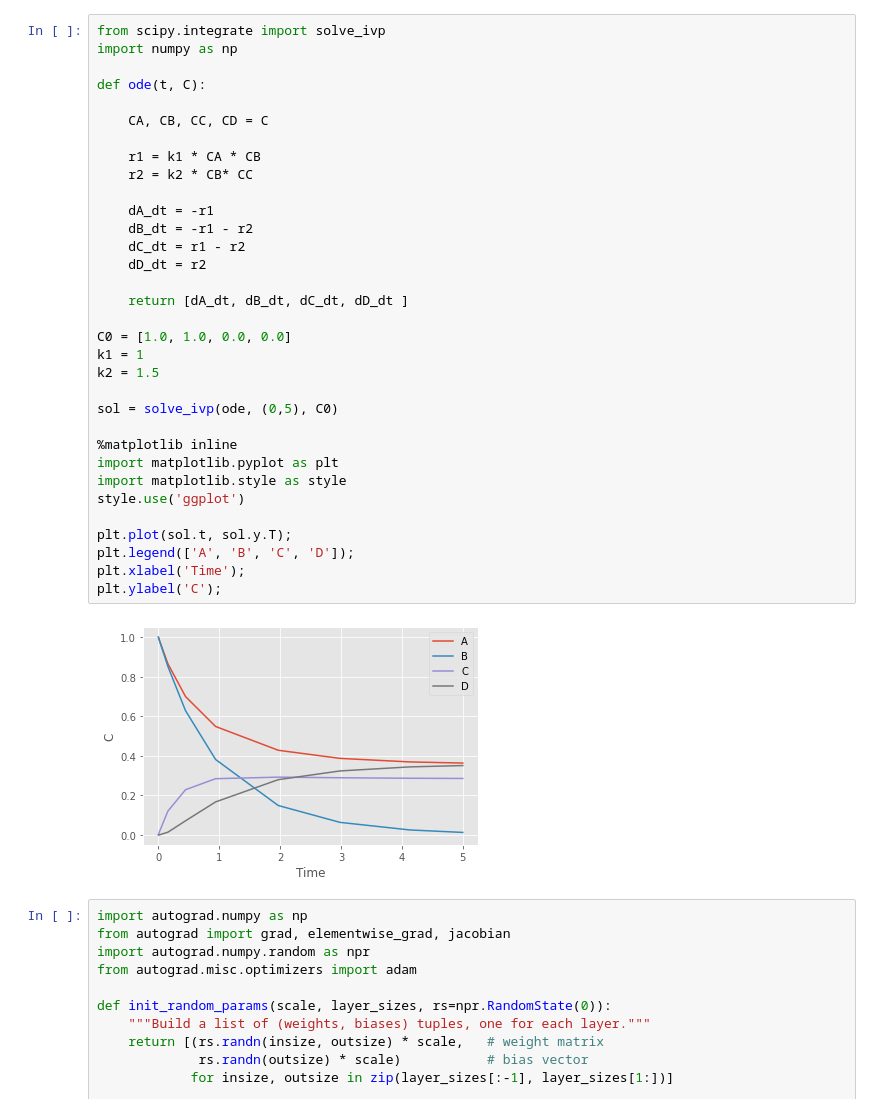
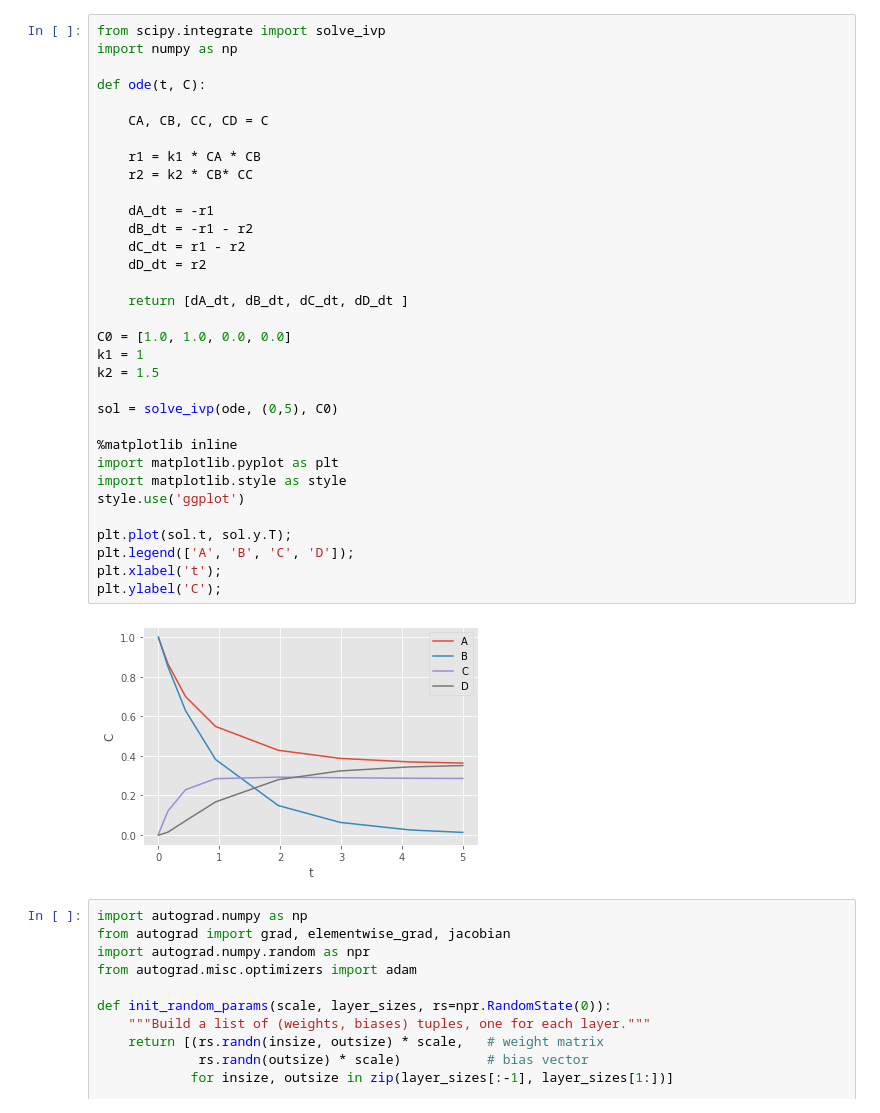
Before and after one commit to FernandoDeCome/TCC, a Jupyter notebook: Autograd_Reactions_2.ipynb, the cells around one changed output. Cells and saved outputs as stored; diff of their text form.

```diff
--- a/Autograd_Reactions_2.ipynb
+++ b/Autograd_Reactions_2.ipynb
@@ -4,35 +4,35 @@ import numpy as np
 
 def ode(t, C):
 
     CA, CB, CC, CD = C
 
     r1 = k1 * CA * CB
     r2 = k2 * CB* CC
 
     dA_dt = -r1
     dB_dt = -r1 - r2
     dC_dt = r1 - r2
     dD_dt = r2
 
     return [dA_dt, dB_dt, dC_dt, dD_dt ]
 
 C0 = [1.0, 1.0, 0.0, 0.0]
 k1 = 1
 k2 = 1.5
 
 sol = solve_ivp(ode, (0,5), C0)
 
 %matplotlib inline
 import matplotlib.pyplot as plt
 import matplotlib.style as style
 style.use('ggplot')
 
 plt.plot(sol.t, sol.y.T);
 plt.legend(['A', 'B', 'C', 'D']);
-plt.xlabel('Time');
+plt.xlabel('t');
 plt.ylabel('C');
 # %% [output]
-[figure, old version]
+[figure, new version]
 # %%
 import autograd.numpy as np
 from autograd import grad, elementwise_grad, jacobian
```
Also changed, not shown: parts of 2 cells of this notebook, 5 other files.
